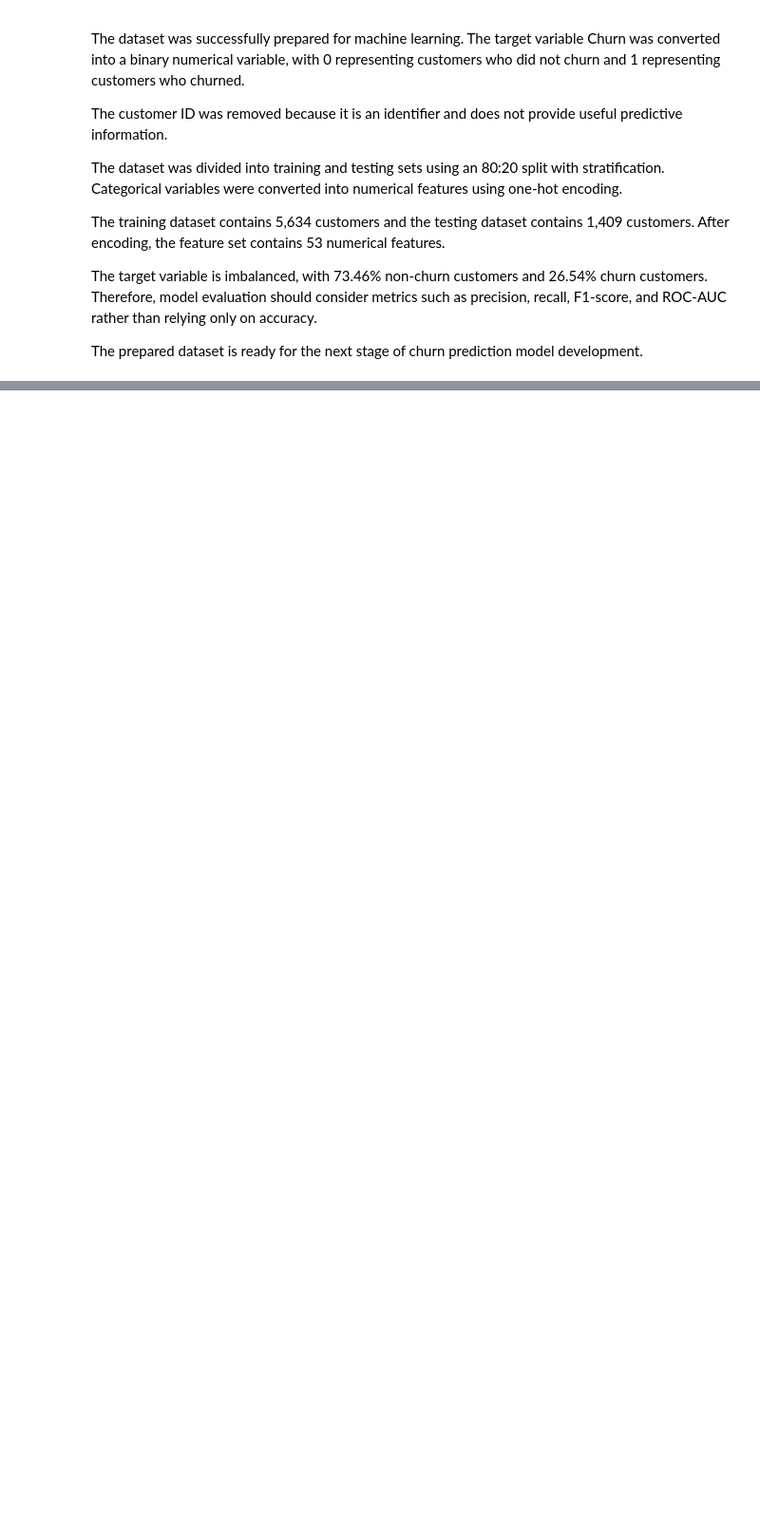
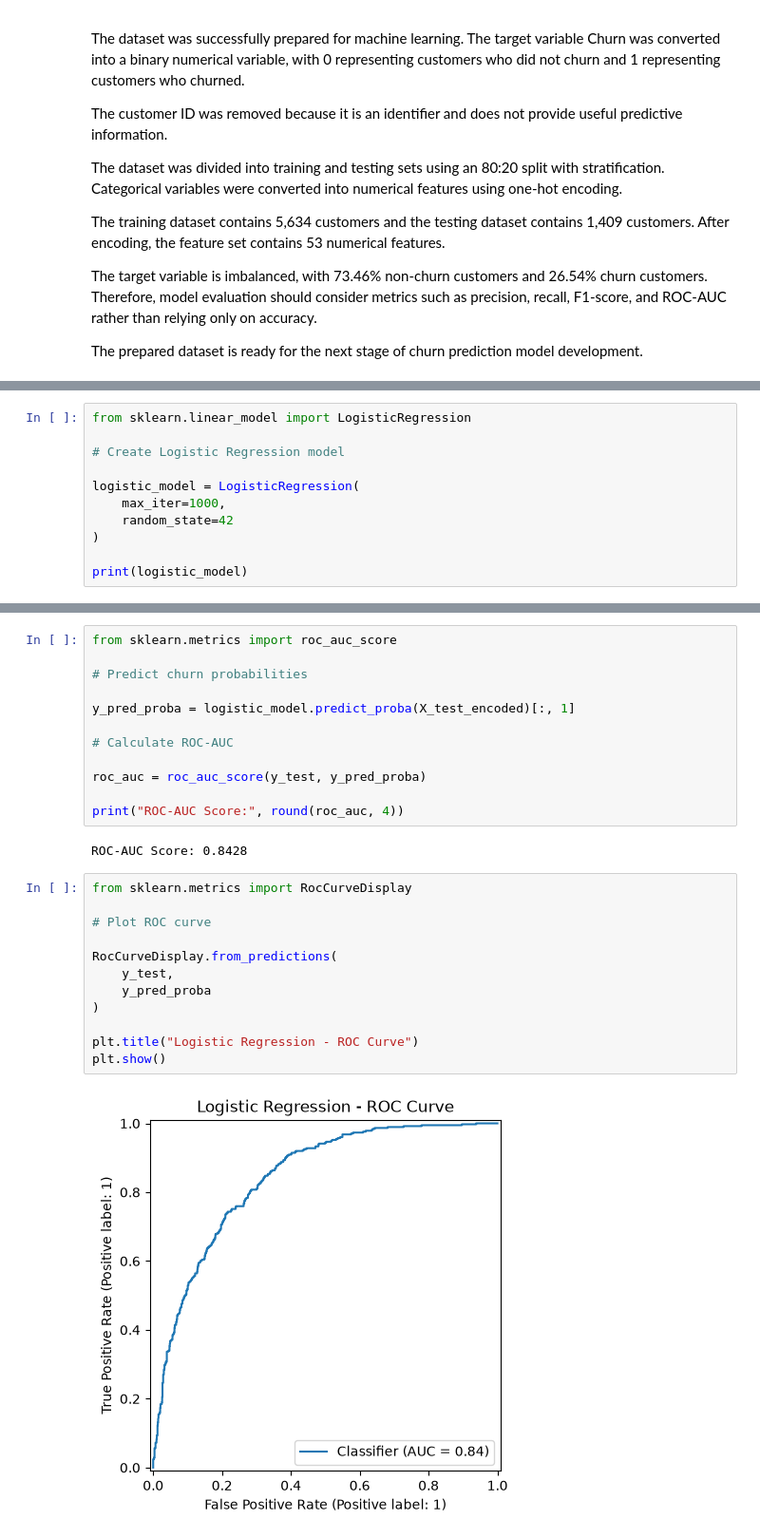
Before and after one commit to sagarsiddharth09-blip/customer-churn-LTV-engine, a Jupyter notebook: Akshay_Baseline_Analytics.ipynb, the cells around one changed output, grey strips where cells are left out. Shown at 95% size. Drawn from its saved outputs; the diff is of its cells as text; blank space fills up the shorter version.

```diff
--- a/Akshay_Baseline_Analytics.ipynb
+++ b/Akshay_Baseline_Analytics.ipynb
@@ -2538,0 +2549,11 @@ The prepared dataset is ready for the next stage of churn prediction model devel
+# %%
+from sklearn.linear_model import LogisticRegression
+
+# Create Logistic Regression model
+
+logistic_model = LogisticRegression(
+    max_iter=1000,
+    random_state=42
+)
+
+print(logistic_model)
@@ -2538,0 +2666,28 @@ The prepared dataset is ready for the next stage of churn prediction model devel
+# %%
+from sklearn.metrics import roc_auc_score
+
+# Predict churn probabilities
+
+y_pred_proba = logistic_model.predict_proba(X_test_encoded)[:, 1]
+
+# Calculate ROC-AUC
+
+roc_auc = roc_auc_score(y_test, y_pred_proba)
+
+print("ROC-AUC Score:", round(roc_auc, 4))
+# %% [output]
+ROC-AUC Score: 0.8428
+# %%
+from sklearn.metrics import RocCurveDisplay
+
+# Plot ROC curve
+
+RocCurveDisplay.from_predictions(
+    y_test,
+    y_pred_proba
+)
+
+plt.title("Logistic Regression - ROC Curve")
+plt.show()
+# %% [output]
+[figure, added]
```
Also changed, not shown: parts of 13 cells of this notebook.
